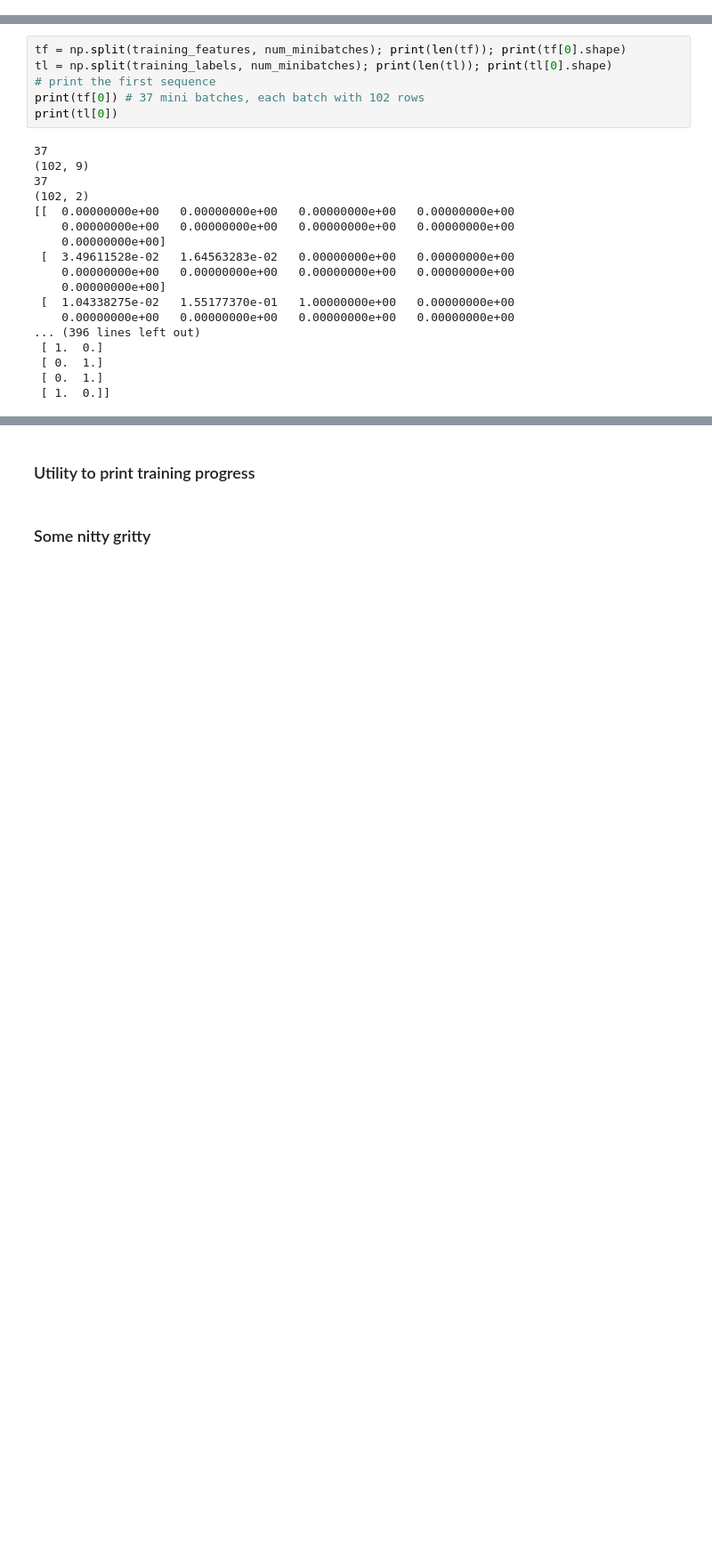
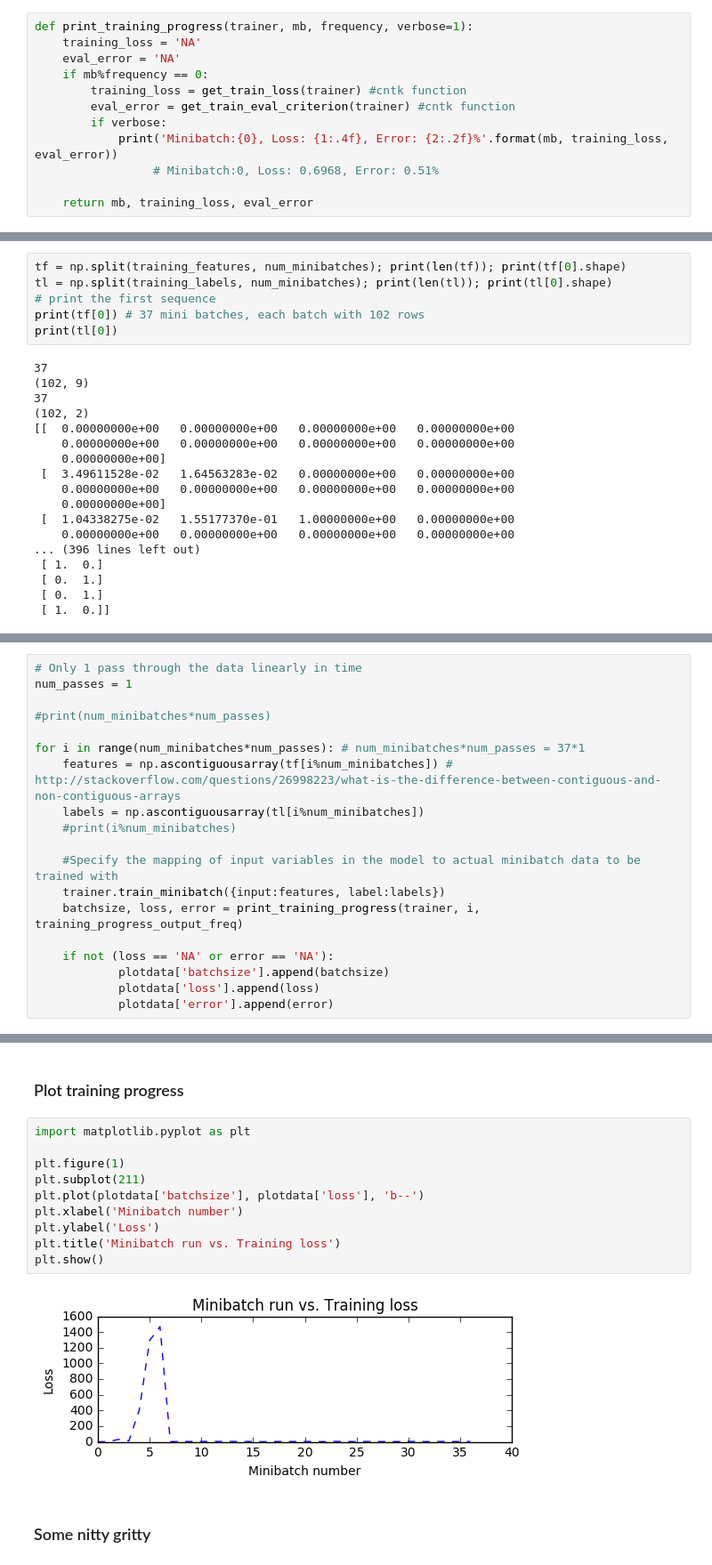
Before and after one commit to ryubidragonfire/cntk, a Jupyter notebook: Stock-Price-from-Previous-Price-using-Feedforward-NN.ipynb, the cells around one changed output, grey strips where cells are left out. Shown: that part at 89% size. Drawn from its saved outputs; the diff is of its cells as text; blank space fills up the shorter version.

```diff
--- a/Stock-Price-from-Previous-Price-using-Feedforward-NN.ipynb
+++ b/Stock-Price-from-Previous-Price-using-Feedforward-NN.ipynb
@@ -210,3 +212,15 @@ plotdata = {'batchsize':[], 'loss':[], 'error':[]}
+# %%
+def print_training_progress(trainer, mb, frequency, verbose=1):
+    training_loss = 'NA'
+    eval_error = 'NA'
+    if mb%frequency == 0:
+        training_loss = get_train_loss(trainer) #cntk function
+        eval_error = get_train_eval_criterion(trainer) #cntk function
+        if verbose:
+            print('Minibatch:{0}, Loss: {1:.4f}, Error: {2:.2f}%'.format(mb, training_loss, eval_error))
+                 # Minibatch:0, Loss: 0.6968, Error: 0.51%
+
+    return mb, training_loss, eval_error
 # %% [markdown]
 ### Explicitly split the training sequence
 # %%
@@ -235,0 +252,19 @@ print(tl[0])
+# %%
+# Only 1 pass through the data linearly in time
+num_passes = 1
+
+#print(num_minibatches*num_passes)
+
+for i in range(num_minibatches*num_passes): # num_minibatches*num_passes = 37*1
+    features = np.ascontiguousarray(tf[i%num_minibatches]) # http://stackoverflow.com/questions/26998223/what-is-the-difference-between-contiguous-and-non-contiguous-arrays
+    labels = np.ascontiguousarray(tl[i%num_minibatches])
+    #print(i%num_minibatches)
+
+    #Specify the mapping of input variables in the model to actual minibatch data to be trained with
+    trainer.train_minibatch({input:features, label:labels})
+    batchsize, loss, error = print_training_progress(trainer, i, training_progress_output_freq)
+
+    if not (loss == 'NA' or error == 'NA'):
+            plotdata['batchsize'].append(batchsize)
+            plotdata['loss'].append(loss)
+            plotdata['error'].append(error)
@@ -236,5 +289,17 @@ print(tl[0])
 # %% [markdown]
-### Utility to print training progress
+### Plot training progress
+# %%
+import matplotlib.pyplot as plt
+
+plt.figure(1)
+plt.subplot(211)
+plt.plot(plotdata['batchsize'], plotdata['loss'], 'b--')
+plt.xlabel('Minibatch number')
+plt.ylabel('Loss')
+plt.title('Minibatch run vs. Training loss')
+plt.show()
+# %% [output]
+[figure, added]
 # %% [markdown]
 ### Some nitty gritty
 # %%
```
Also changed, not shown: parts of 3 cells of this notebook.
